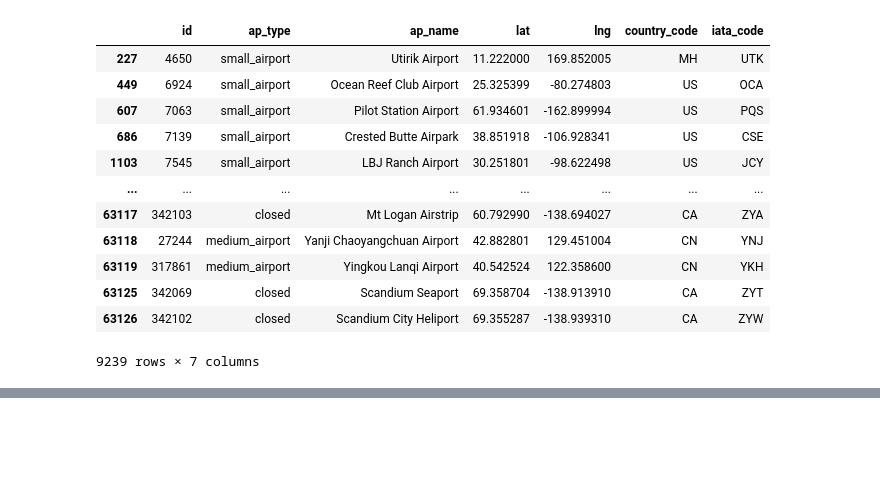
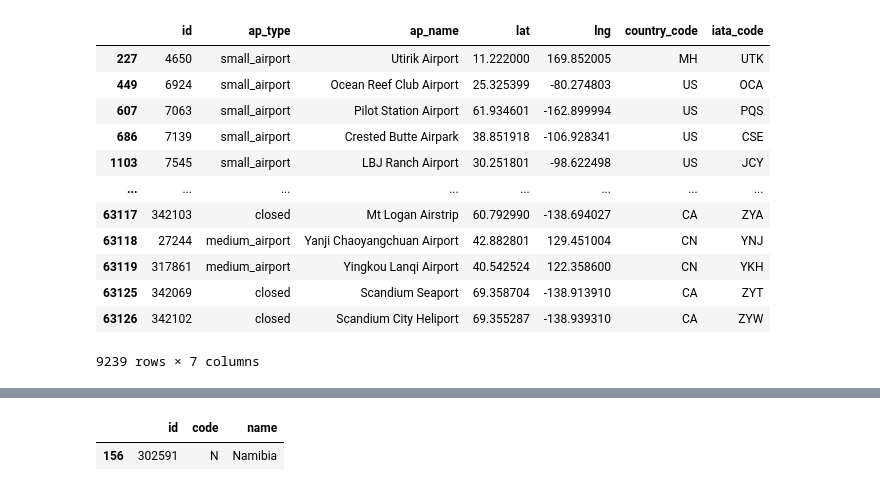
Before and after one commit to pete6184/ETL_Flight_Traffic_Info, a Jupyter notebook: Untitled.ipynb, the cells around one changed output, grey strips where cells are left out. Saved outputs shown, nothing was run; the diff lists cells and outputs as text; code cells hidden in the pictures; blank space fills up the shorter version.

Commit message:
Method for locating 'NA' data values being interpreted as NULL

```diff
--- a/Untitled.ipynb
+++ b/Untitled.ipynb
@@ -102,2 +122,13 @@ countries_df
+# %%
+countries_df["code"].value_counts
+
+for index,row in countries_df.iterrows():
+    if row[2] == "Namibia":
+        countries_df.loc[index,"code"] = "N"
+
+countries_df[countries_df["code"] == 'N']
+# %% [output]
+|  | id | code | name |
+| 156 | 302591 | N | Namibia |
 # %%
 # Use pandas to load csv converted DataFrame into database
```
Also changed, not shown: parts of 7 cells of this notebook.
